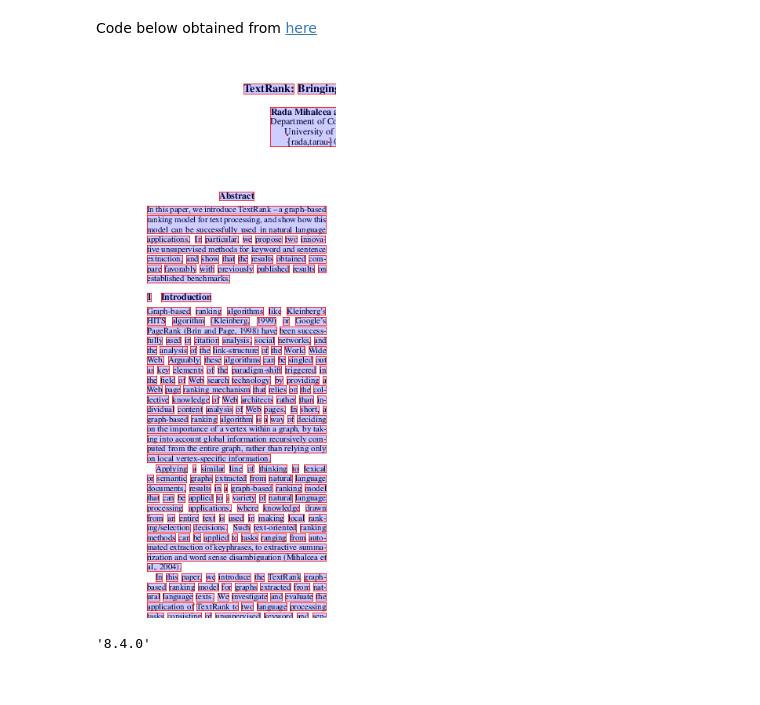
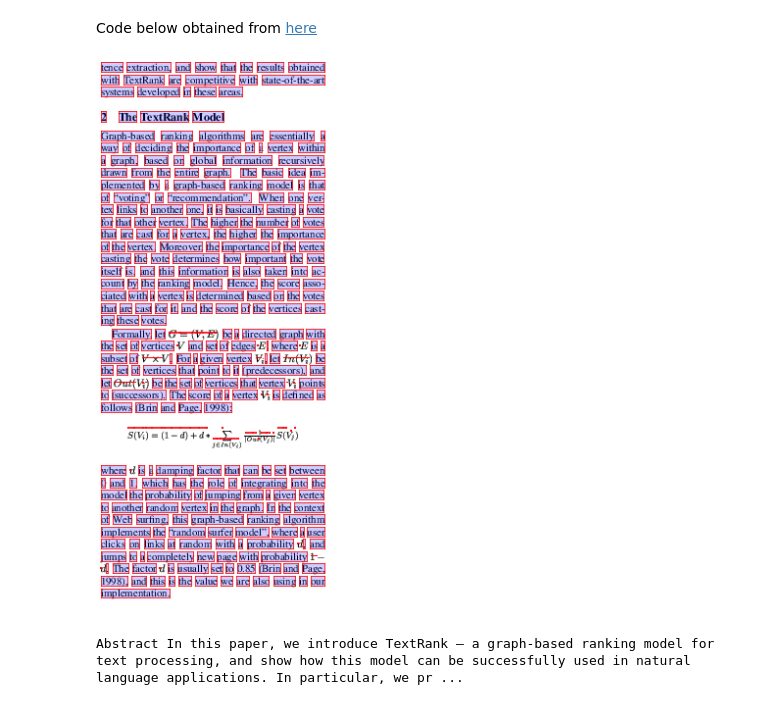
Before and after one commit to perez-kay/paper-summarizer, a Jupyter notebook: Cleaning Papers.ipynb, the cells around one changed output. Cells and saved outputs as stored; diff of their text form; code cells hidden in the pictures.

Commit message:
can extract text from page 1 of 2 column papers

```diff
--- a/Cleaning Papers.ipynb
+++ b/Cleaning Papers.ipynb
@@ -1,14 +1,3 @@
-# %%
-# This did NOT work, the text had way too many new lines in it. Removing them all gave me one giant sentence
-# with no spaces
-
-from PyPDF2 import PdfFileReader
-import re
-
-reader = PdfFileReader("textrank algorithm paper.pdf")
-num_pages = reader.numPages
-page = reader.pages[0]
-re.sub("\n", "", page.extractText())
 # %% [markdown]
 Code below was obtained from [here](https://pdfminersix.readthedocs.io/en/latest/tutorial/composable.html)
 # %%
@@ -65,19 +58,55 @@ def convert_pdf_to_text(path):
     retstr.close()
     return text
 # %%
+# This seems to be the winner!
+# This code is just to extract the text from the first page of a 2 column paper.
+# I'll need to make some adjustments to the crop boundaries for the other pages (since only the
+# first page has the title header information)
+# I'll also need to write a version of this for single column papers, but that should be easier
+
 import pdfplumber
 
+# read the pdf
 with pdfplumber.open("test papers/textrank algorithm paper.pdf") as pdf:
+    # get the first page
     page = pdf.pages[0]
-    left = page.crop((0, 0, 0.5 * float(page.width), 0.9 * float(page.height)))
-    right = page.crop((0.5 * page.width, 0, page.width, page.height))
-    img = left.to_image()
-    img.draw_rects(page.extract_words())
+
+    # crop the left and right columns, excluding the top header (which is exclusive to the first page)
+    left = page.crop((0, 0.21 *  page.height, 0.5 * float(page.width), 0.9 * float(page.height)))
+    right = page.crop((0.5 * page.width, 0.21 * page.height, page.width, 0.93 * page.height))
+
+    # this converts the right colummn of the page to an image, used for debugging purposes
+    img = right.to_image()
+
+    # also for debugging. It shows the boxes for each word on the page
+    img.draw_rects(page.extract_words(x_tolerance=2))
+
+    # extract the text from the left and right columns
+    l_text = left.extract_text(x_tolerance=1.5)
+    r_text = right.extract_text(x_tolerance=1.5)
+
+    # merge them together
+    text = l_text + " " + r_text
+
+# display right column img for debugging
 img
 # %% [output]
-[figure, old version]
+[figure, new version]
 # %%
-import PIL
-PIL.__version__
+# library for regular expressions
+import re
+
+# removes newline characters
+text = re.sub("\n", " ", text)
+
+# removes the occurence of "(cid:[number])". This seems to be how pdfplumber spits out LaTeX, so I removed it
+# as it's just noise
+text = re.sub("\(cid:\d*\)", "", text)
+
+# merges together words that get split due to line breaks (e.g sen- tence)
+text = re.sub("([a-z])-\s", r'\1', text)
+
+# print the text
+print(text)
 # %% [output]
-'8.4.0'
+Abstract In this paper, we introduce TextRank – a graph-based ranking model for text processing, and show how this model can be successfully used in natural language applications. In particular, we pr ...
```
Also changed, not shown: parts of 1 cell of this notebook, 1 other file.
